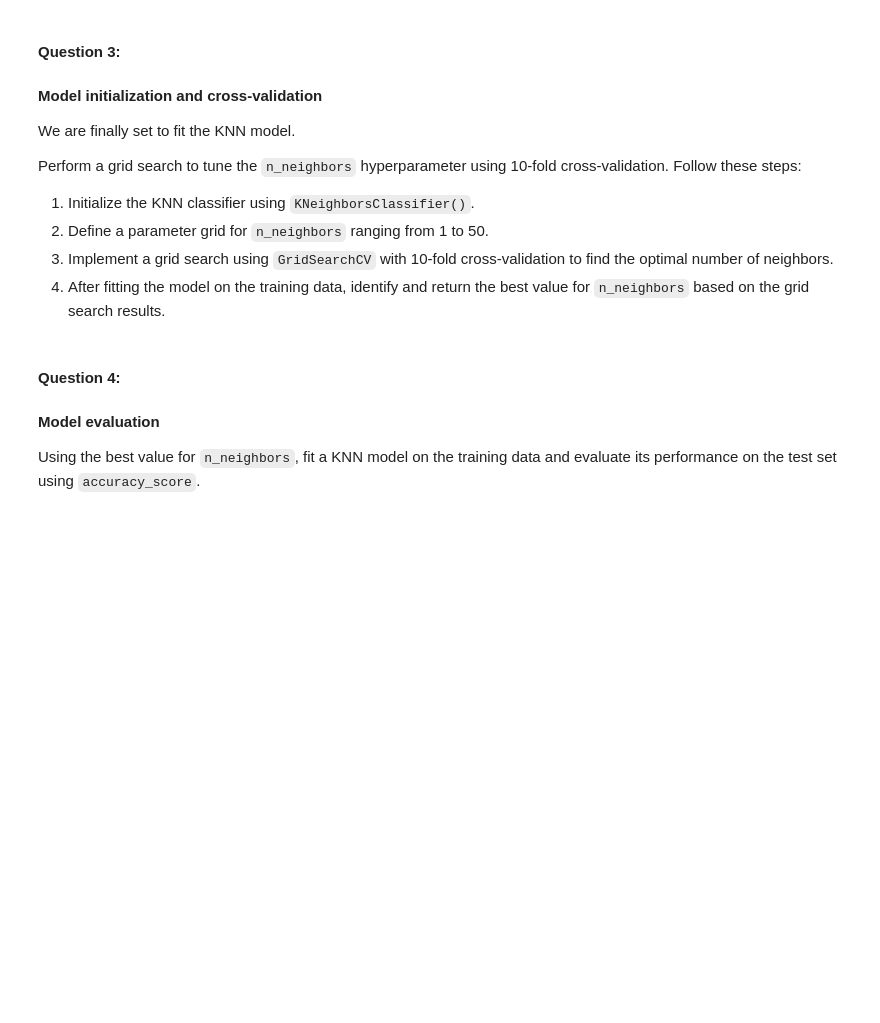
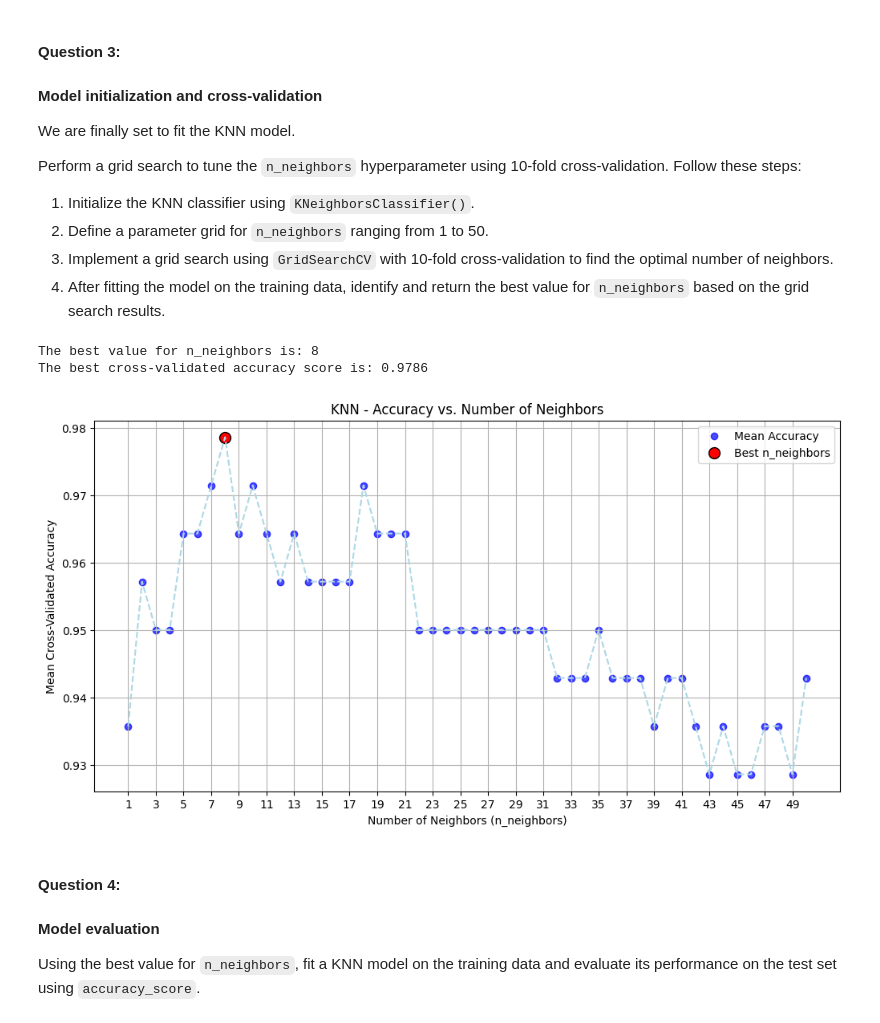
Before and after one commit to UofT-DSI/applying_statistical_concepts, a Jupyter notebook: 02_activities/assignments/assignment_1.ipynb, the cells around one changed output. Cells and saved outputs as stored; diff of their text form; code cells hidden in the pictures; blank space fills up the shorter version.

```diff
--- a/02_activities/assignments/assignment_1.ipynb
+++ b/02_activities/assignments/assignment_1.ipynb
@@ -218,6 +226,66 @@ Perform a grid search to tune the `n_neighbors` hyperparameter using 10-fold cro
 4. After fitting the model on the training data, identify and return the best value for `n_neighbors` based on the grid search results.
 # %%
 # Your code here...
+# Import necessary libraries
+from sklearn.neighbors import KNeighborsClassifier
+from sklearn.model_selection import GridSearchCV
+
+# Initialize the KNN classifier
+knn = KNeighborsClassifier()
+
+# Define the parameter grid for n_neighbors, ranging from 1 to 50
+param_grid = {'n_neighbors': list(range(1, 51))}
+
+# Implement a grid search with 10-fold cross-validation
+grid_search = GridSearchCV(estimator=knn, param_grid=param_grid, cv=10, scoring='accuracy')
+
+# Fit the model on the training data (X_train and y_train)
+grid_search.fit(X_train, y_train)
+
+# Identify and return the best value for n_neighbors based on grid search results
+best_n_neighbors = grid_search.best_params_['n_neighbors']
+best_score = grid_search.best_score_
+
+# Print the best number of neighbors and the corresponding score
+print(f"The best value for n_neighbors is: {best_n_neighbors}")
+print(f"The best cross-validated accuracy score is: {best_score:.4f}")
+# %% [output]
+The best value for n_neighbors is: 8
+The best cross-validated accuracy score is: 0.9786
+# %%
+import matplotlib.pyplot as plt
+
+# Get the results from the grid search
+results = grid_search.cv_results_
+
+# Extract the mean test scores and the parameter values
+mean_scores = results['mean_test_score']
+n_neighbors = results['param_n_neighbors'].data  # Getting the values of n_neighbors
+
+# Create a scatter plot
+plt.figure(figsize=(12, 6))
+plt.scatter(n_neighbors, mean_scores, color='blue', label='Mean Accuracy', alpha=0.7)
+
+# Add a line connecting the points
+plt.plot(n_neighbors, mean_scores, color='lightblue', linestyle='--')
+
+# Highlight the best n_neighbors
+plt.scatter(best_n_neighbors, mean_scores[best_n_neighbors-1], color='red', s=100, label='Best n_neighbors', edgecolor='black')
+
+# Title and labels
+plt.title('KNN - Accuracy vs. Number of Neighbors')
+plt.xlabel('Number of Neighbors (n_neighbors)')
+plt.ylabel('Mean Cross-Validated Accuracy')
+plt.xticks(range(1, 51, 2))  # Set x ticks to show every second number for better visibility
+plt.grid()
+
+# Show legend
+plt.legend()
+
+# Display the plot
+plt.show()
+# %% [output]
+[figure, added]
 # %% [markdown]
 #### **Question 4:**
 #### Model evaluation
```
Also changed, not shown: parts of 3 cells of this notebook.
